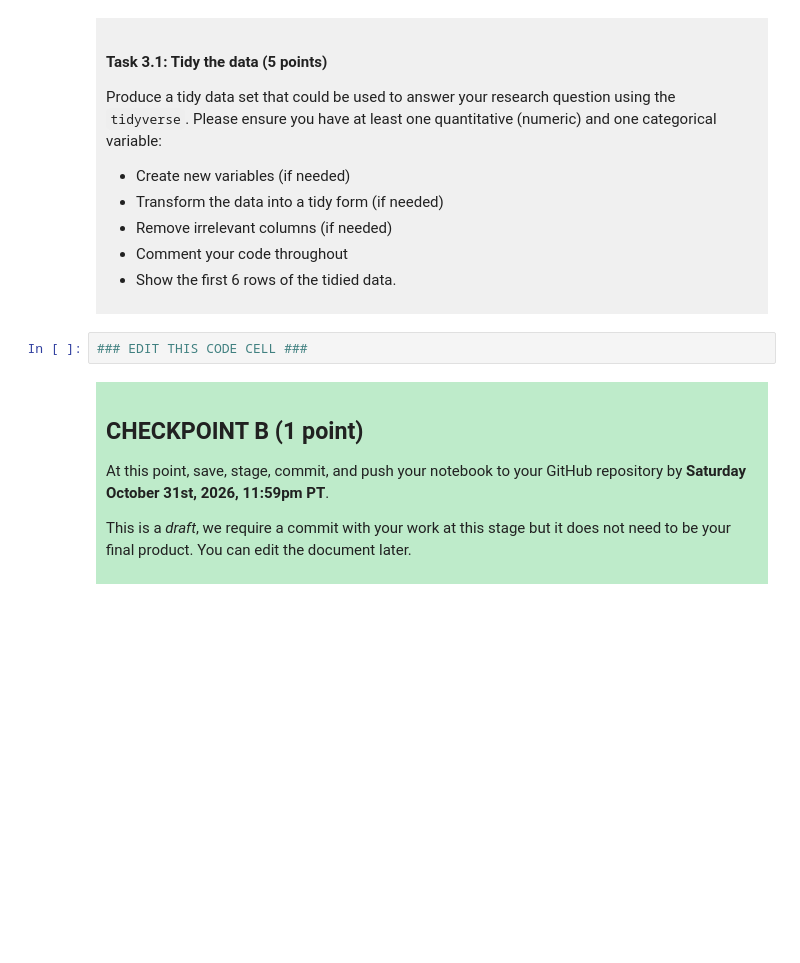
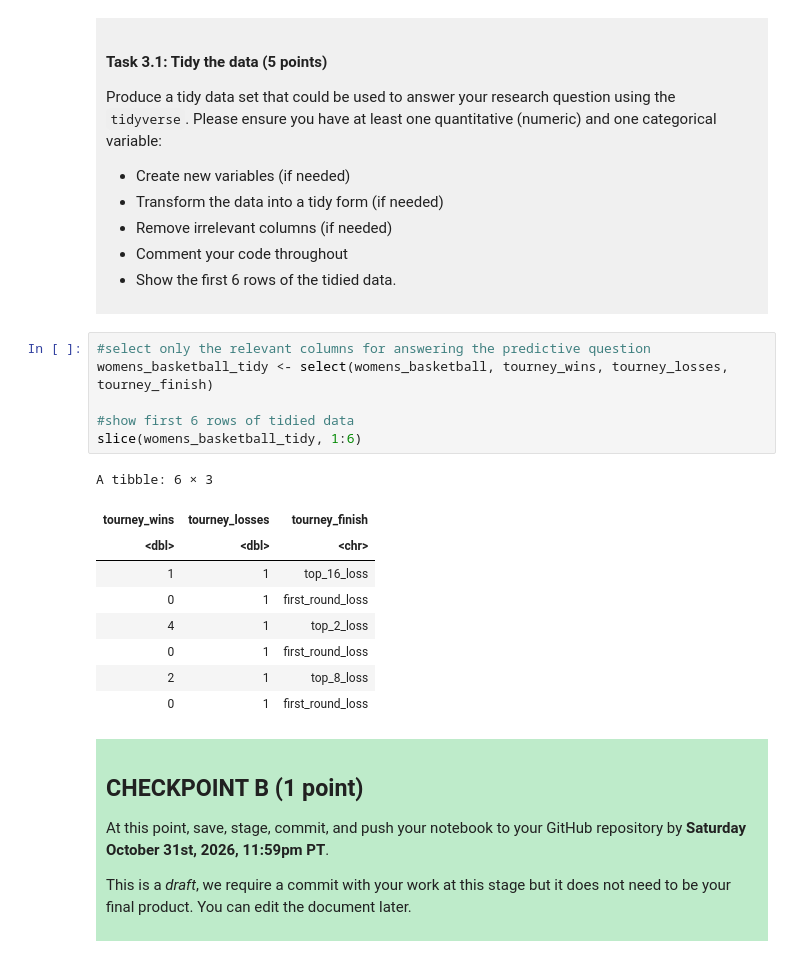
Before and after one commit to vista-m/dsci-100-project-vista-mansouri, a Jupyter notebook: dsci-100-project-notebook.ipynb, the cells around one changed output. Cells and saved outputs as stored; diff of their text form; blank space fills up the shorter version.

```diff
--- a/dsci-100-project-notebook.ipynb
+++ b/dsci-100-project-notebook.ipynb
@@ -189,7 +221,21 @@ Produce a tidy data set that could be used to answer your research question usin
 
 </div>
 # %%
-### EDIT THIS CODE CELL ###
+#select only the relevant columns for answering the predictive question
+womens_basketball_tidy <- select(womens_basketball, tourney_wins, tourney_losses, tourney_finish)
+
+#show first 6 rows of tidied data
+slice(womens_basketball_tidy, 1:6)
+# %% [output]
+A tibble: 6 × 3
+| tourney_wins | tourney_losses | tourney_finish |
+| <dbl> | <dbl> | <chr> |
+| 1 | 1 | top_16_loss |
+| 0 | 1 | first_round_loss |
+| 4 | 1 | top_2_loss |
+| 0 | 1 | first_round_loss |
+| 2 | 1 | top_8_loss |
+| 0 | 1 | first_round_loss |
 # %% [markdown]
 <div style="background-color: #beebca; padding: 10px;">
 
```
Also changed, not shown: parts of 5 cells of this notebook.
